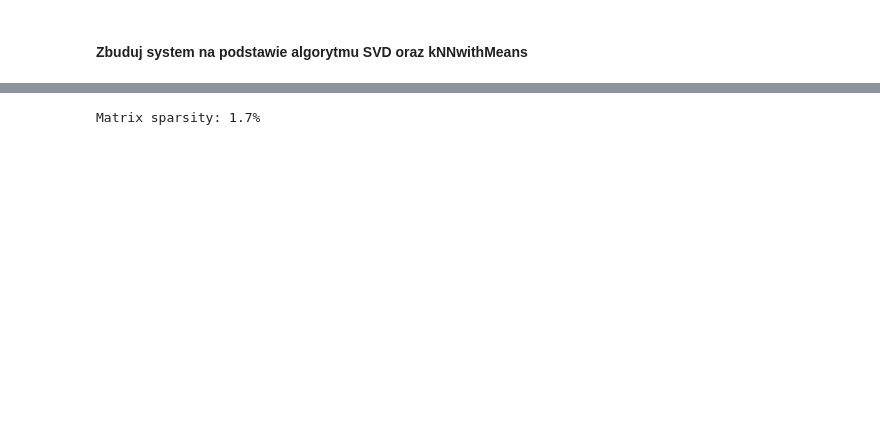
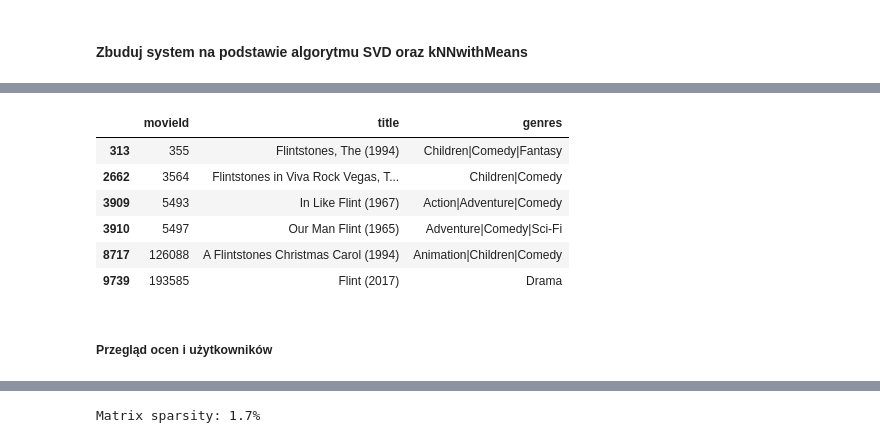
Before and after one commit to MlekoZjad/ML_2024, a Jupyter notebook: Case 2.ipynb, the cells around one changed output, grey strips where cells are left out. Saved outputs shown, nothing was run; the diff lists cells and outputs as text; code cells hidden in the pictures; blank space fills up the shorter version.

```diff
--- a/Case 2.ipynb
+++ b/Case 2.ipynb
@@ -252,0 +320,12 @@ Kroki do zbudowania systemu na podstawie algorytmu SVD
+# %%
+get_movie_ids_by_title("Flint", movies)
+# %% [output]
+|  | movieId | title | genres |
+| 313 | 355 | Flintstones, The (1994) | Children|Comedy|Fantasy |
+| 2662 | 3564 | Flintstones in Viva Rock Vegas, T... | Children|Comedy |
+| 3909 | 5493 | In Like Flint (1967) | Action|Adventure|Comedy |
+| 3910 | 5497 | Our Man Flint (1965) | Adventure|Comedy|Sci-Fi |
+| 8717 | 126088 | A Flintstones Christmas Carol (1994) | Animation|Children|Comedy |
+| 9739 | 193585 | Flint (2017) | Drama |
+# %% [markdown]
+##### Przegląd ocen i użytkowników
```
Also changed, not shown: parts of 49 cells of this notebook, 1 other file.
